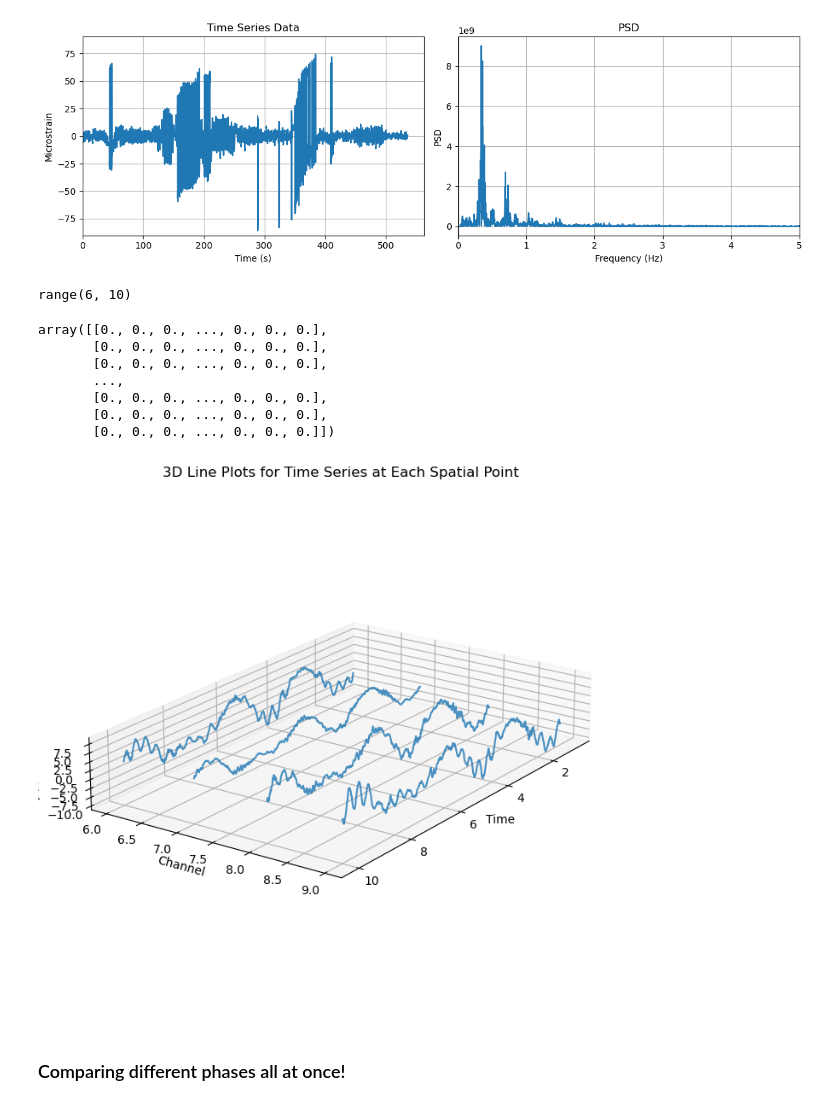
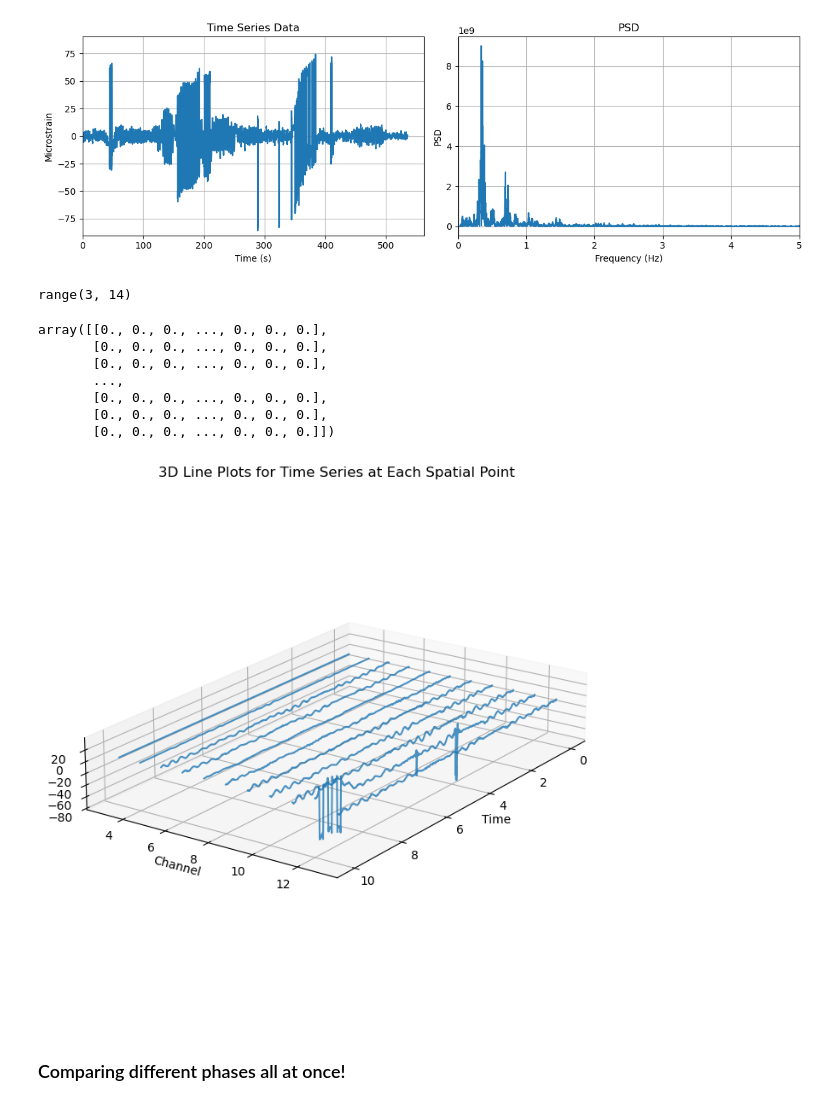
Before and after one commit to jamesterryxu/oklahoma-wind-turbine, a Jupyter notebook: python/das-eda.ipynb, the cells around one changed output. Drawn from its saved outputs; the diff is of its cells as text; code cells hidden in the pictures.

```diff
--- a/python/das-eda.ipynb
+++ b/python/das-eda.ipynb
@@ -80,11 +80,11 @@ phase_1.plot_psd_filtered(5)
 # Listing the relevant channels
 # channels = [6,7,8,9,10,11,12,13,14,15,16,18,19,20,21,22,26,27,28,30,31,32,33,34,35,36,37,38,39]
 
-channels = range(6,10)
+channels = range(3,14)
 print(channels)
 # recall that each channel is 1 csu ~ 8m
 # channels = [54,53,52,51,50,49,48,46,45,44,43,39,38,37]
 # channels = [12,13,14,15,16,17,19,20,21,22,26,27,54,53,52,51,50,49,48,46,45,44,43,39,38,37,59,60,61,62,63,64,66,67,68,69,74,75,76,104,103,102,101,100,99,97,96,95,94,90,89]
 # %% [output]
-range(6, 10)
+range(3, 14)
 # %%
@@ -98,9 +98,9 @@ array([[0., 0., 0., ..., 0., 0., 0.],
        [0., 0., 0., ..., 0., 0., 0.],
        [0., 0., 0., ..., 0., 0., 0.]])
 # %%
-phase_1.iso_view_plot(channels=channels,time_start=100,time_end=1000)
+phase_1.iso_view_plot(channels=channels,time_start=0,time_end=1000)
 # %% [output]
-[figure, old version]
+[figure, new version]
 # %% [markdown]
 ### Comparing different phases all at once!
 # %%
```
Also changed, not shown: parts of 2 cells of this notebook.
